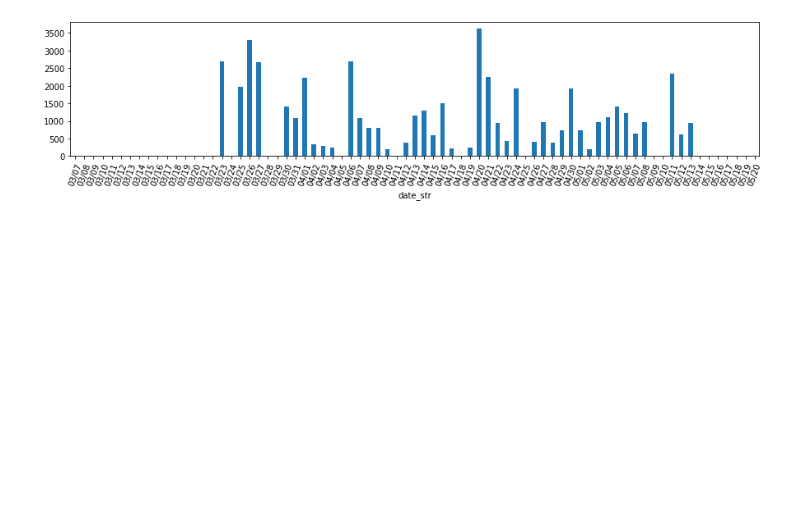
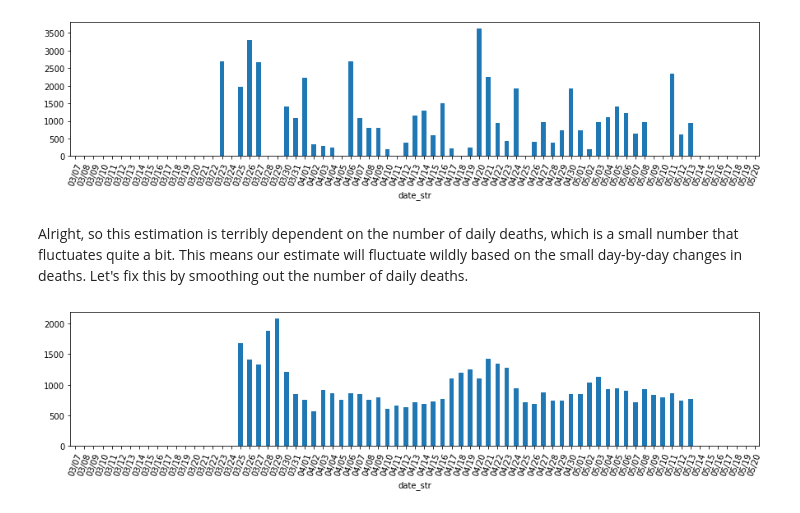
Before and after one commit to AndrewJWashington/covid_san_diego, a Jupyter notebook: new_cases_and_tests.ipynb, the cells around one changed output. Cells and saved outputs as stored; diff of their text form; code cells hidden in the pictures; blank space fills up the shorter version.

```diff
--- a/new_cases_and_tests.ipynb
+++ b/new_cases_and_tests.ipynb
@@ -189,3 +205,18 @@ df['estimated_total_cases'] = df.apply(lambda row:
 plot_by_time('estimated_total_cases')
 # %% [output]
 [figure]
+# %% [markdown]
+Alright, so this estimation is terribly dependent on the number of daily deaths, which is a small number that fluctuates quite a bit. This means our estimate will fluctuate wildly based on the small day-by-day changes in deaths. Let's fix this by smoothing out the number of daily deaths.
+# %%
+df['deaths_today_smoothed'] = df['deaths_today'].rolling(window=7, center=True).mean()
+
+df['estimated_total_cases_smoothed'] = df.apply(lambda row:
+         np.exp2(infection_to_death_time / row['days_to_double']) * row['deaths_today_smoothed'] / mortality_rate
+         ,axis=1
+)
+
+plot_by_time('estimated_total_cases_smoothed')
+plt.ylabel('Number of new cases per day')
+plt.xlabel('Date')
+# %% [output]
+[figure, added]
```
Also changed, not shown: parts of 33 cells of this notebook.
